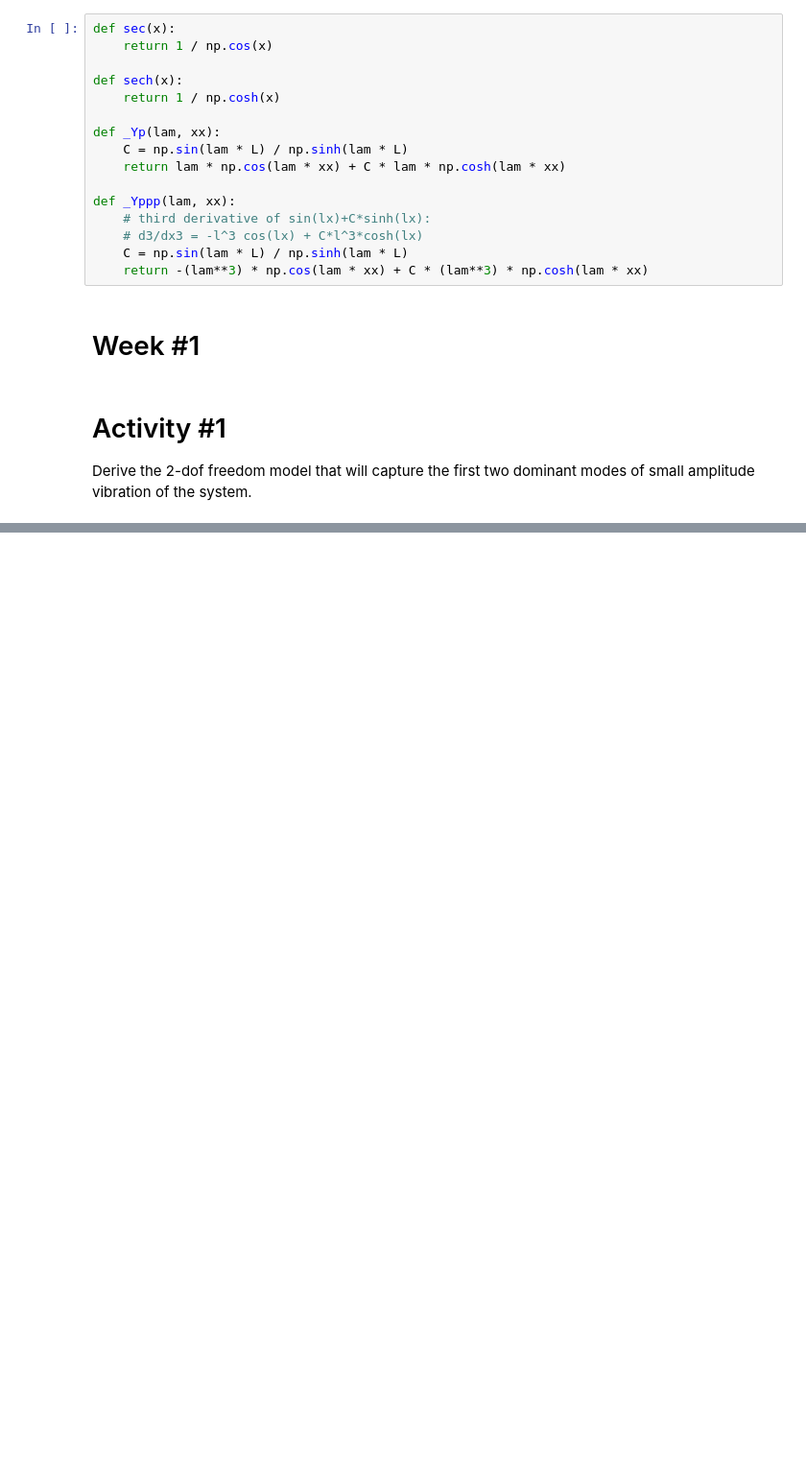
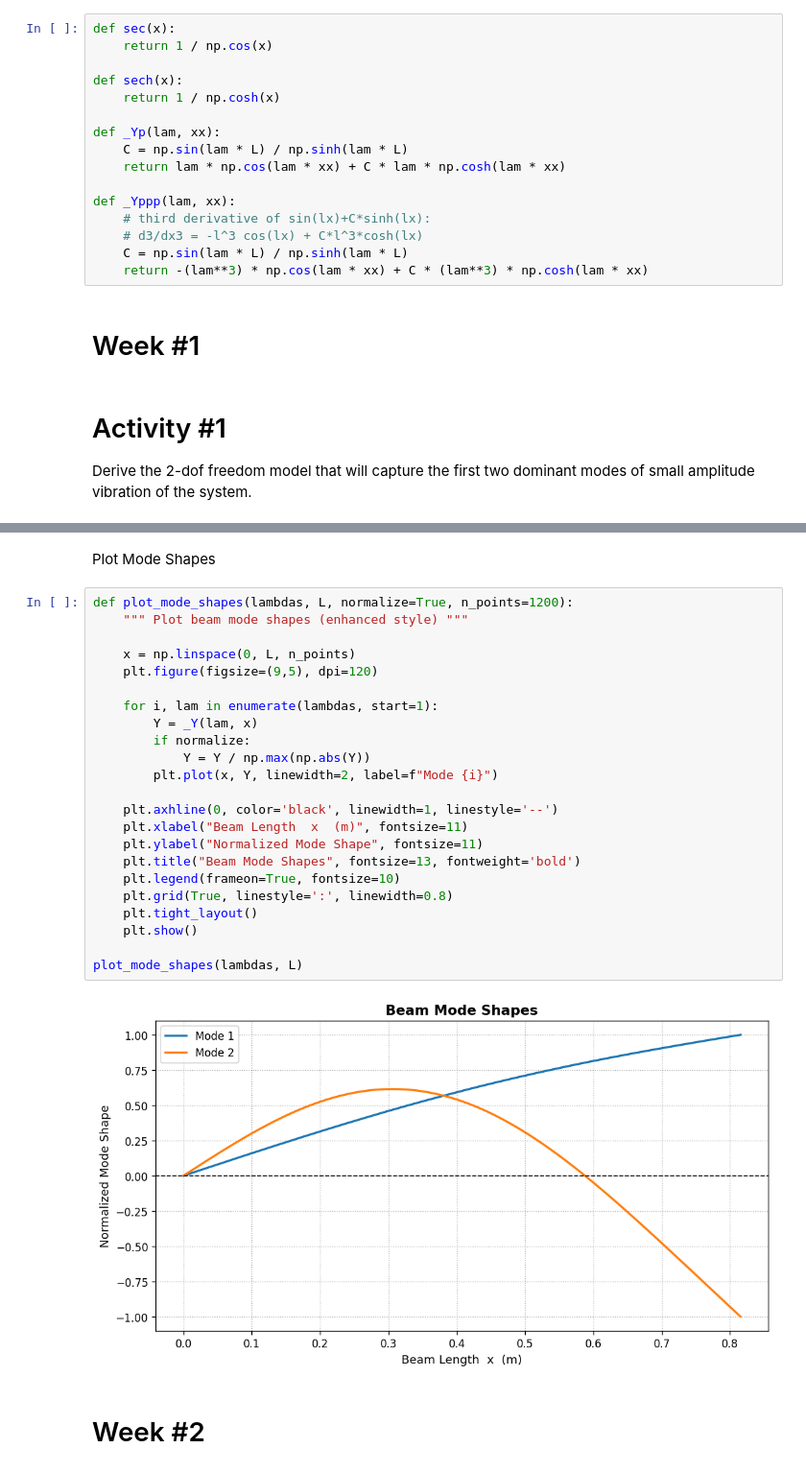
Before and after one commit to tharindu33333/ME421-Mechanical-Systems-Lab-A2, a Jupyter notebook: Vibration/E_20_238_Vibrations.ipynb, the cells around one changed output, grey strips where cells are left out. Shown at 96% size. Cells and saved outputs as stored; diff of their text form; blank space fills up the shorter version.

```diff
--- a/Vibration/E_20_238_Vibrations.ipynb
+++ b/Vibration/E_20_238_Vibrations.ipynb
@@ -315,0 +503,29 @@ Derive the 2-dof freedom model that will capture the first two dominant modes of
+# %% [markdown]
+Plot Mode Shapes
+# %%
+def plot_mode_shapes(lambdas, L, normalize=True, n_points=1200):
+    """ Plot beam mode shapes (enhanced style) """
+
+    x = np.linspace(0, L, n_points)
+    plt.figure(figsize=(9,5), dpi=120)
+
+    for i, lam in enumerate(lambdas, start=1):
+        Y = _Y(lam, x)
+        if normalize:
+            Y = Y / np.max(np.abs(Y))
+        plt.plot(x, Y, linewidth=2, label=f"Mode {i}")
+
+    plt.axhline(0, color='black', linewidth=1, linestyle='--')
+    plt.xlabel("Beam Length  x  (m)", fontsize=11)
+    plt.ylabel("Normalized Mode Shape", fontsize=11)
+    plt.title("Beam Mode Shapes", fontsize=13, fontweight='bold')
+    plt.legend(frameon=True, fontsize=10)
+    plt.grid(True, linestyle=':', linewidth=0.8)
+    plt.tight_layout()
+    plt.show()
+
+plot_mode_shapes(lambdas, L)
+# %% [output]
+[figure, added]
+# %% [markdown]
+# Week #2
```
Also changed, not shown: parts of 13 cells of this notebook.
